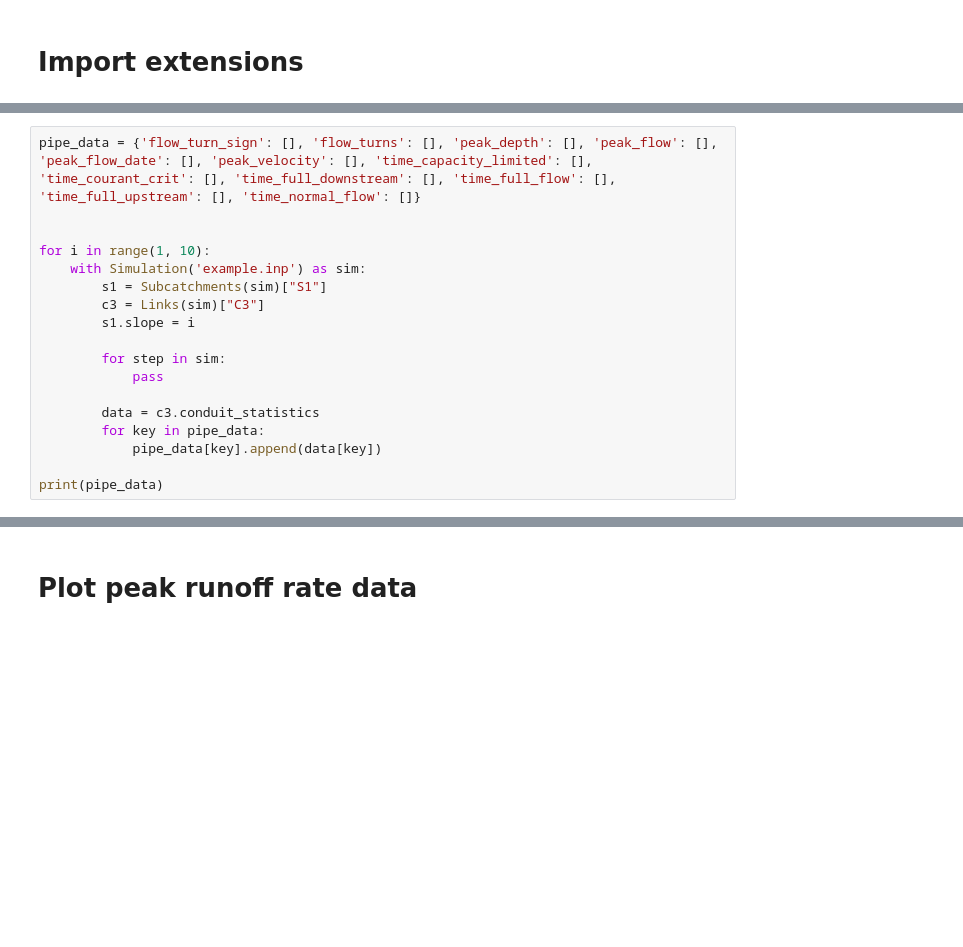
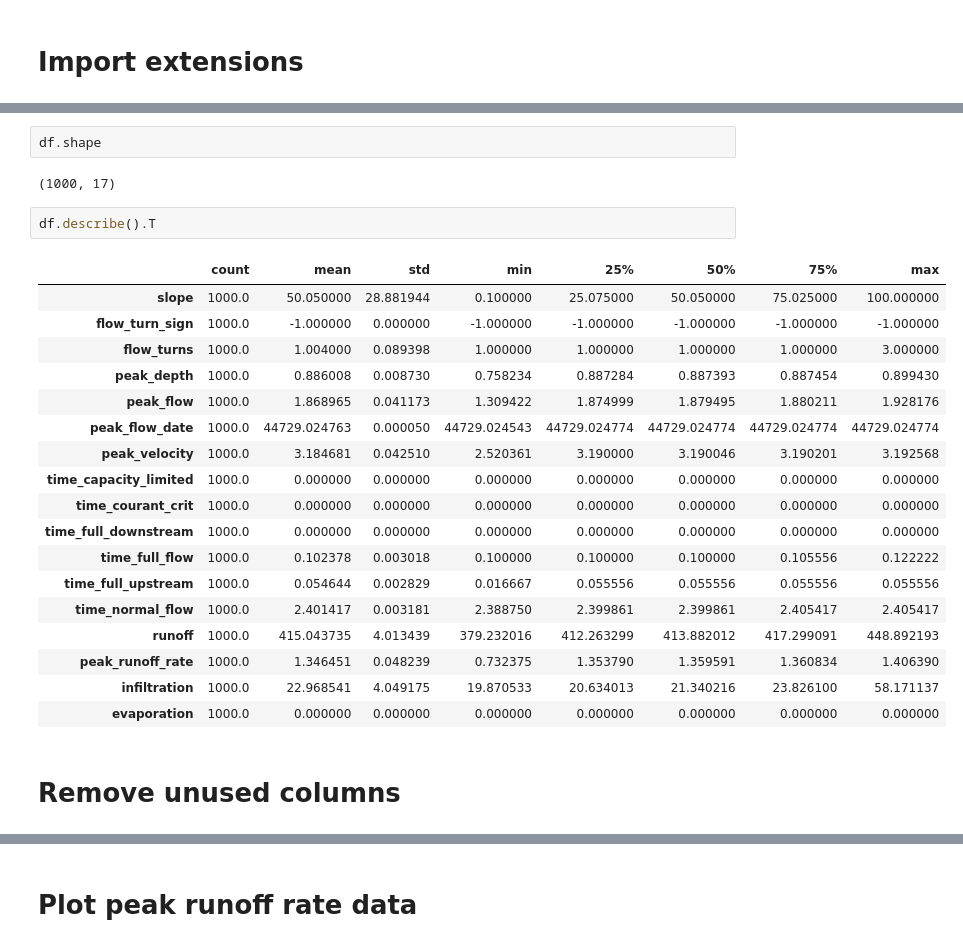
Before and after one commit to BuczynskiRafal/pipe_calculations, a Jupyter notebook: OOP_Catchments.ipynb, the cells around one changed output, grey strips where cells are left out. Drawn from its saved outputs; the diff is of its cells as text; blank space fills up the shorter version.

```diff
--- a/OOP_Catchments.ipynb
+++ b/OOP_Catchments.ipynb
@@ -18,19 +19 @@ import numpy as np
 from pyswmm import Simulation, Nodes, Links, Subcatchments, Output
-# %%
-pipe_data = {'flow_turn_sign': [], 'flow_turns': [], 'peak_depth': [], 'peak_flow': [], 'peak_flow_date': [], 'peak_velocity': [], 'time_capacity_limited': [], 'time_courant_crit': [], 'time_full_downstream': [], 'time_full_flow': [], 'time_full_upstream': [], 'time_normal_flow': []}
-
-
-for i in range(1, 10):
-    with Simulation('example.inp') as sim:
-        s1 = Subcatchments(sim)["S1"]
-        c3 = Links(sim)["C3"]
-        s1.slope = i
-
-        for step in sim:
-            pass
-
-        data = c3.conduit_statistics
-        for key in pipe_data:
-            pipe_data[key].append(data[key])
-
-print(pipe_data)
@@ -86,0 +122,27 @@ pipe_df.head()
+# %%
+df.shape
+# %% [output]
+(1000, 17)
+# %%
+df.describe().T
+# %% [output]
+|  | count | mean | std | min | 25% | 50% | 75% | max |
+| slope | 1000.0 | 50.050000 | 28.881944 | 0.100000 | 25.075000 | 50.050000 | 75.025000 | 100.000000 |
+| flow_turn_sign | 1000.0 | -1.000000 | 0.000000 | -1.000000 | -1.000000 | -1.000000 | -1.000000 | -1.000000 |
+| flow_turns | 1000.0 | 1.004000 | 0.089398 | 1.000000 | 1.000000 | 1.000000 | 1.000000 | 3.000000 |
+| peak_depth | 1000.0 | 0.886008 | 0.008730 | 0.758234 | 0.887284 | 0.887393 | 0.887454 | 0.899430 |
+| peak_flow | 1000.0 | 1.868965 | 0.041173 | 1.309422 | 1.874999 | 1.879495 | 1.880211 | 1.928176 |
+| peak_flow_date | 1000.0 | 44729.024763 | 0.000050 | 44729.024543 | 44729.024774 | 44729.024774 | 44729.024774 | 44729.024774 |
+| peak_velocity | 1000.0 | 3.184681 | 0.042510 | 2.520361 | 3.190000 | 3.190046 | 3.190201 | 3.192568 |
+| time_capacity_limited | 1000.0 | 0.000000 | 0.000000 | 0.000000 | 0.000000 | 0.000000 | 0.000000 | 0.000000 |
+| time_courant_crit | 1000.0 | 0.000000 | 0.000000 | 0.000000 | 0.000000 | 0.000000 | 0.000000 | 0.000000 |
+| time_full_downstream | 1000.0 | 0.000000 | 0.000000 | 0.000000 | 0.000000 | 0.000000 | 0.000000 | 0.000000 |
+| time_full_flow | 1000.0 | 0.102378 | 0.003018 | 0.100000 | 0.100000 | 0.100000 | 0.105556 | 0.122222 |
+| time_full_upstream | 1000.0 | 0.054644 | 0.002829 | 0.016667 | 0.055556 | 0.055556 | 0.055556 | 0.055556 |
+| time_normal_flow | 1000.0 | 2.401417 | 0.003181 | 2.388750 | 2.399861 | 2.399861 | 2.405417 | 2.405417 |
+| runoff | 1000.0 | 415.043735 | 4.013439 | 379.232016 | 412.263299 | 413.882012 | 417.299091 | 448.892193 |
+| peak_runoff_rate | 1000.0 | 1.346451 | 0.048239 | 0.732375 | 1.353790 | 1.359591 | 1.360834 | 1.406390 |
+| infiltration | 1000.0 | 22.968541 | 4.049175 | 19.870533 | 20.634013 | 21.340216 | 23.826100 | 58.171137 |
+| evaporation | 1000.0 | 0.000000 | 0.000000 | 0.000000 | 0.000000 | 0.000000 | 0.000000 | 0.000000 |
+# %% [markdown]
+# Remove unused columns
```
Also changed, not shown: parts of 26 cells of this notebook.
